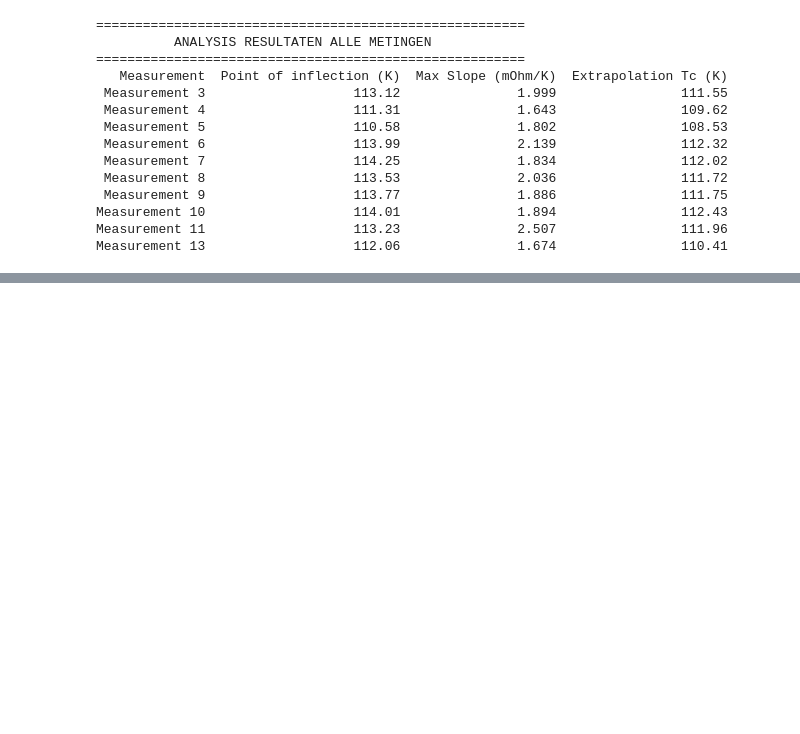
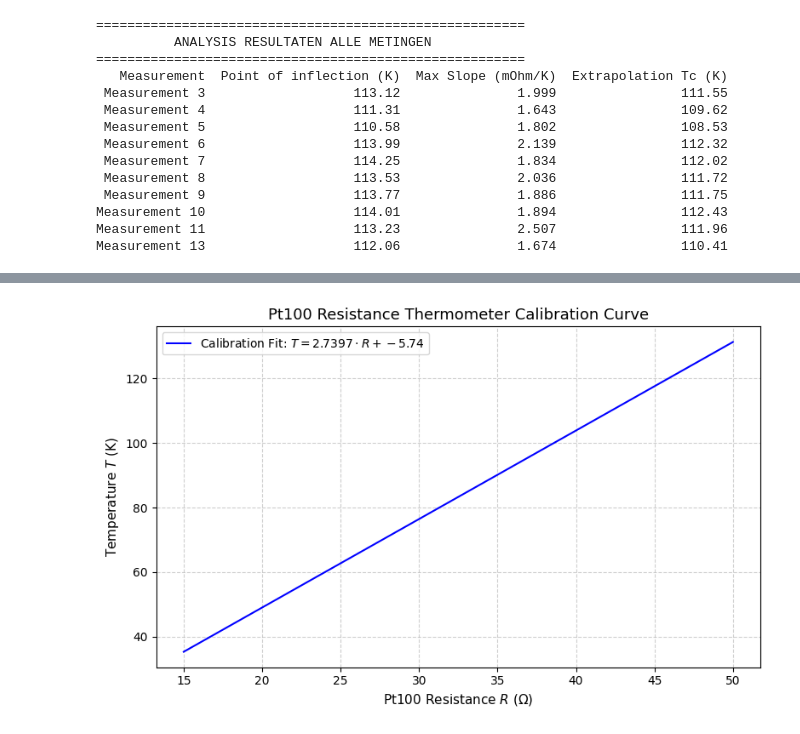
Before and after one commit to ebepolman-bit/RP3, a Jupyter notebook: RT-plot.ipynb, the cells around one changed output, grey strips where cells are left out. Cells and saved outputs as stored; diff of their text form; code cells hidden in the pictures; blank space fills up the shorter version.

```diff
--- a/RT-plot.ipynb
+++ b/RT-plot.ipynb
@@ -517,0 +554,36 @@ Measurement 13                   112.06               1.674                110.4
+# %%
+import matplotlib.pyplot as plt
+import numpy as np
+
+# Calibration points
+R_cal = np.array([30.2, 110.5])
+T_cal = np.array([77.0, 297.0])
+
+# Linear slope (a) and intercept (b)
+a = (297.0 - 77.0) / (110.5 - 30.2)
+b = 77.0 - a * 30.2
+
+# Evaluation line range
+R_range = np.linspace(15, 50, 200)
+T_range = a * R_range + b
+
+# Plotting
+plt.figure(figsize=(8, 5))
+plt.plot(
+    R_range,
+    T_range,
+    'b-',
+    label=f'Calibration Fit: $T = {a:.4f} \cdot R + {b:.2f}$',
+)
+#plt.plot(R_cal, T_cal, 'ro', markersize=8, label='Calibration Points')
+
+plt.xlabel('Pt100 Resistance $R$ ($\Omega$)', fontsize=11)
+plt.ylabel('Temperature $T$ (K)', fontsize=11)
+plt.title('Pt100 Resistance Thermometer Calibration Curve', fontsize=13)
+plt.grid(True, linestyle='--', alpha=0.6)
+plt.legend(fontsize=10)
+
+plt.tight_layout()
+plt.show()
+# %% [output]
+[figure, added]
```
Also changed, not shown: parts of 1 cell of this notebook, 1 other file.
